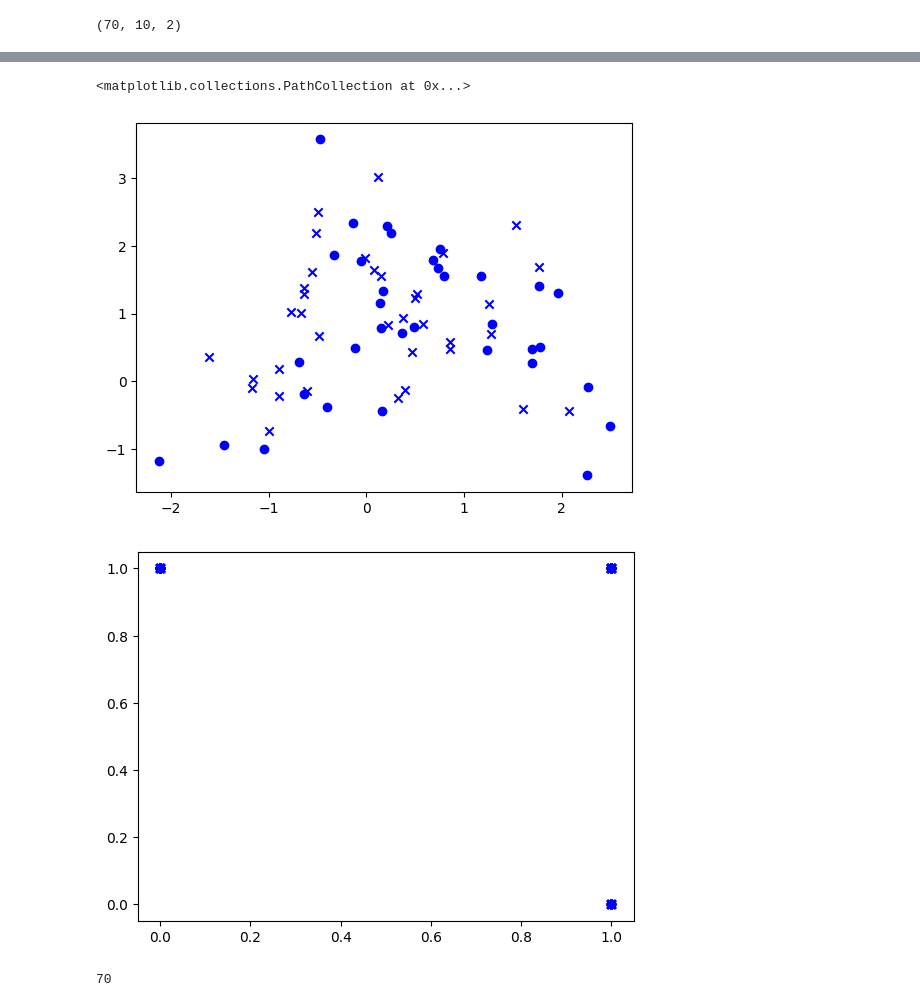
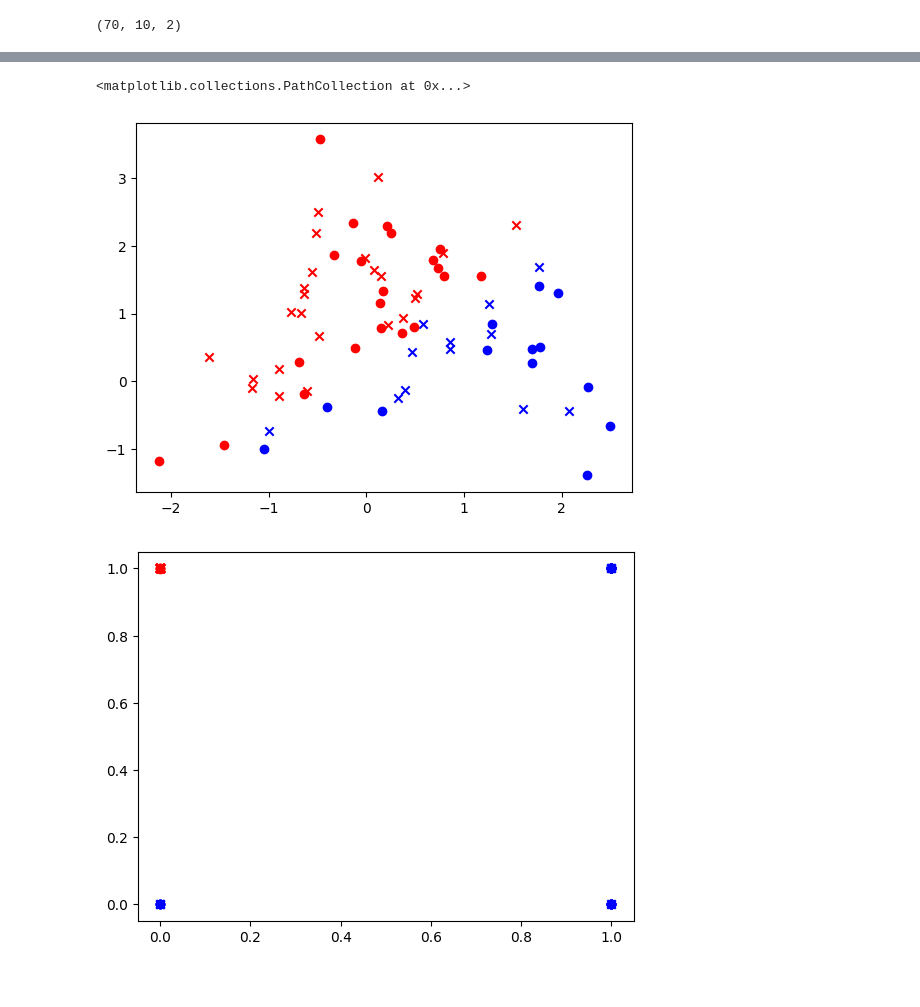
Before and after one commit to francisco-gumucio/SCARF, a Jupyter notebook: SimLoan/src/toy_data_gen.ipynb, the cells around one changed output, grey strips where cells are left out. Saved outputs shown, nothing was run; the diff lists cells and outputs as text; code cells hidden in the pictures.

```diff
--- a/SimLoan/src/toy_data_gen.ipynb
+++ b/SimLoan/src/toy_data_gen.ipynb
@@ -181,7 +184,7 @@ class Classifier(nn.Module):
             epoch += 1
             valid_loss = self.eval(valid_loader, device)
             if valid_loss <= best_loss:
-                torch.save(self.state_dict(), save_path)
+                # torch.save(self.state_dict(), save_path)
                 best_loss = valid_loss
                 counter = 0
             else:
@@ -481,7 +486,7 @@ def get_moment_loss(x_pred, x_true):
     return m1 + m2
 
 
-def train_generator(clf, G, D, optim, loss_fn, xs, zs, ss, gamma=100):
+def train_generator(clf, G, D, optim, loss_fn, xs, zs, ss, gamma=1000):
     xs_fake, _, _ = G(xs[:, 0], zs, ss, clf)
     fake = D(xs_fake)
 
@@ -508,7 +513,6 @@ def train_gan(loader, clf, G, D, n_epochs, device):
             batch, seq, dim = x_mb.size()
             x_mb = x_mb.to(device)
             z_mb = torch.rand(batch, seq-1, dim).to(device)
-            z_mb_2 = torch.zeros(batch, seq-1, dim)
 
             for _ in range(2):
                 g_loss = train_generator(clf, G, D, g_optim, loss_fn, x_mb, z_mb, s_mb)
@@ -639,46 +633,42 @@ for i in range(70):
 fig_start = plt.figure()
 ax = fig_start.gca()
 
-ax.scatter(x00, z00, marker = 'x', color = 'red')
-ax.scatter(x11, z11, marker = 'o', color = 'blue')
-ax.scatter(x01, z01, marker = 'x', color = 'blue')
-ax.scatter(x10, z10, marker = 'o', color = 'red')
+ax.scatter(x00, z00, marker = 'x', color = 'red', label='s=0, y=0')
+ax.scatter(x11, z11, marker = 'o', color = 'blue', label='s=1, y=1')
+ax.scatter(x01, z01, marker = 'x', color = 'blue', label='s=0, y=1')
+ax.scatter(x10, z10, marker = 'o', color = 'red', label='s=1, y=0')
 
 x01 = []
 z01 = []
 z00 = []
 x00 = []
 x10 = []
 z10 = []
 x11 = []
 z11 = []
 
 for i in range(70):
     if gen_train_y[i][1][0] == 1 and gen_train_s[i][0] == 1:
         x11.append(x_vars[i][1])
         z11.append(z_vars[i][1])
     elif gen_train_y[i][1][0] == 1 and gen_train_s[i][0] == 0:
         x01.append(x_vars[i][1])
         z01.append(z_vars[i][1])
     elif gen_train_y[i][1][0] == 0 and gen_train_s[i][0] == 1:
         x10.append(x_vars[i][1])
         z10.append(z_vars[i][1])
     else:
         x00.append(x_vars[i][1])
         z00.append(z_vars[i][1])
 
-fig_3 = plt.figure()
-ax3 = fig_3.gca()
+fig_m = plt.figure()
+axm = fig_m.gca()
 
-ax3.scatter(x00, z00, marker = 'x', color = 'red')
-ax3.scatter(x11, z11, marker = 'o', color = 'blue')
-ax3.scatter(x01, z01, marker = 'x', color = 'blue')
-ax.scatter(x10, z10, marker = 'o', color = 'red')
+axm.scatter(x00, z00, marker = 'x', color = 'red', label='s=0, y=0')
+axm.scatter(x11, z11, marker = 'o', color = 'blue', label='s=1, y=1')
+axm.scatter(x01, z01, marker = 'x', color = 'blue', label='s=0, y=1')
+axm.scatter(x10, z10, marker = 'o', color = 'red', label='s=1, y=0')
 # %% [output]
 <matplotlib.collections.PathCollection at 0x...>
-[figure, old version]
+[figure, new version]
-[figure, old version]
+[figure, new version]
-# %%
-print(len(x00) + len(x01) + len(x10) + len(x11))
-# %% [output]
-70
```
Also changed, not shown: parts of 8 cells of this notebook.
